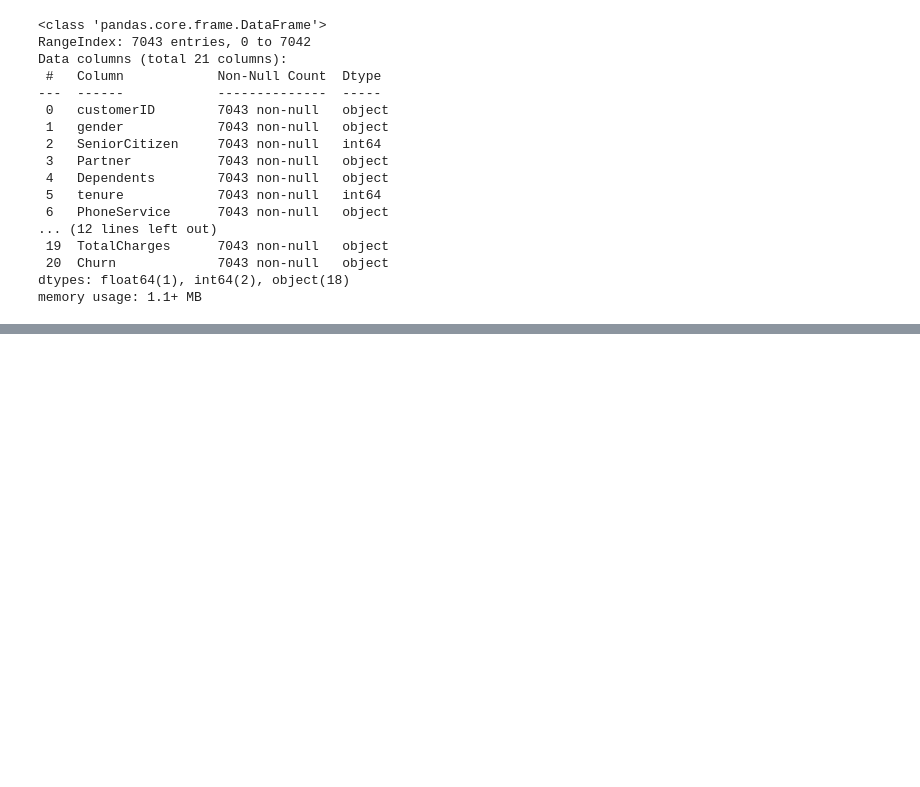
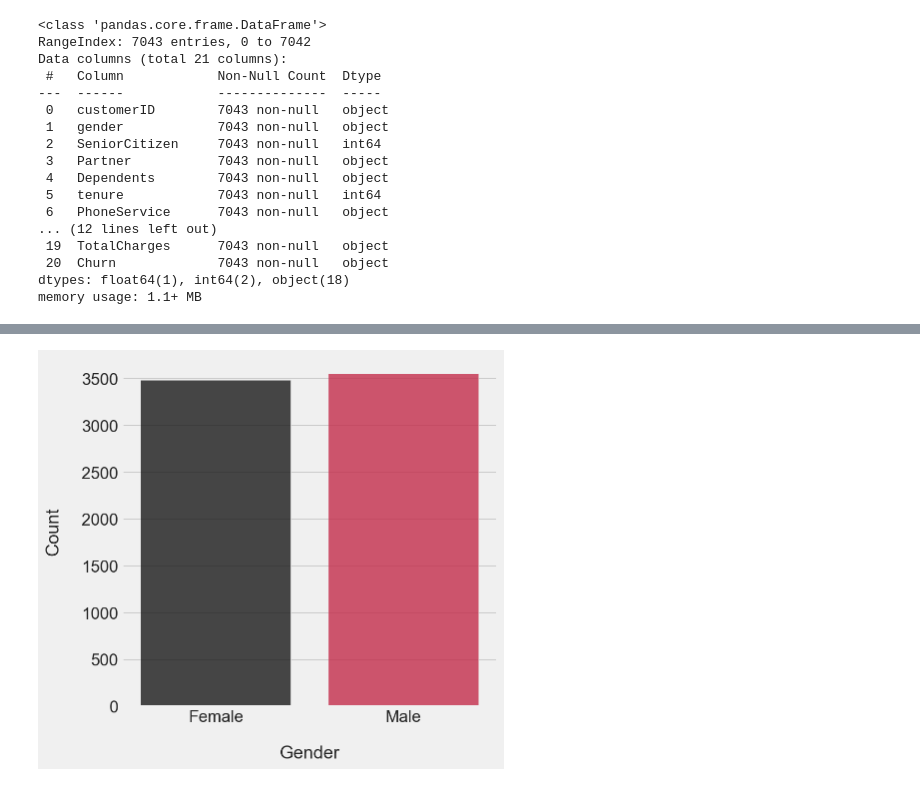
Before and after one commit to esbatiehsan/customer-churn, a Jupyter notebook: data-cleaning-exploration.ipynb, the cells around one changed output, grey strips where cells are left out. Cells and saved outputs as stored; diff of their text form; code cells hidden in the pictures; blank space fills up the shorter version.

```diff
--- a/data-cleaning-exploration.ipynb
+++ b/data-cleaning-exploration.ipynb
@@ -71,0 +77,4 @@ Name: Churn, dtype: float64
+# %%
+FeaturePlot('Gender')
+# %% [output]
+[figure, added]
```
Also changed, not shown: parts of 5 cells of this notebook.
